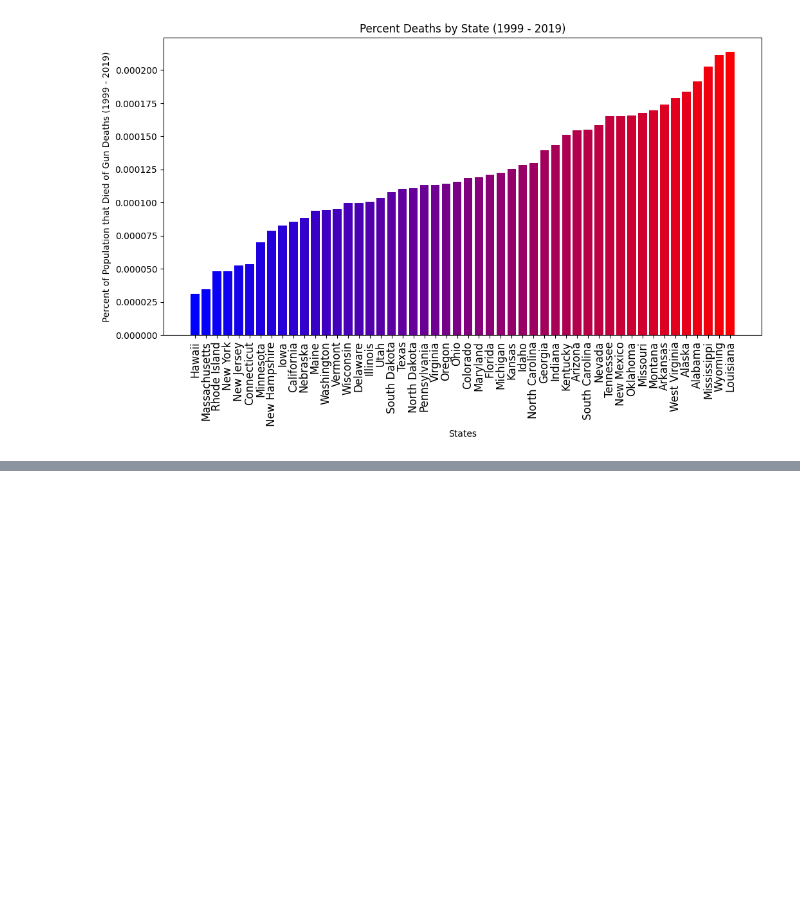
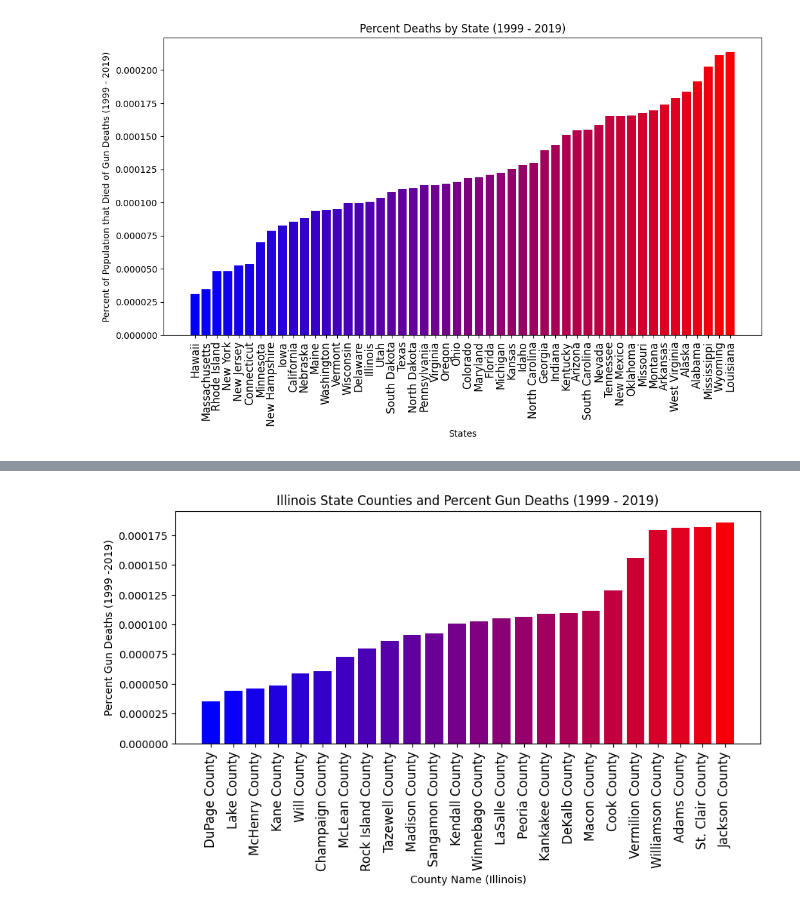
Before and after one commit to JhaoZ/Gun-Deaths-Analysis, a Jupyter notebook: analysis.ipynb, the cells around one changed output, grey strips where cells are left out. Cells and saved outputs as stored; diff of their text form; code cells hidden in the pictures; blank space fills up the shorter version.

```diff
--- a/analysis.ipynb
+++ b/analysis.ipynb
@@ -151,0 +155,14 @@ plt.show()
+# %%
+# Do the same with percent deaths instead
+df_state_shooting_percent = df.groupby(['State_Name', 'County']).agg('sum').reset_index()
+df_state_shooting_percent['Percent Death'] = df_state_shooting_percent['Deaths'] / df_state_shooting_percent['Population']
+df_state_shooting_percent = df_state_shooting_percent[df_state_shooting_percent['State_Name'] == State_name].sort_values(by="Percent Death")
+plt.figure(figsize = (10, 4))
+plt.bar(df_state_shooting_percent['County'], df_state_shooting_percent['Percent Death'], color = rvb(x/N))
+plt.xticks(fontsize=12, rotation=90)
+plt.title("{} State Counties and Percent Gun Deaths (1999 - 2019)".format(State_name))
+plt.xlabel("County Name ({})".format(State_name))
+plt.ylabel("Percent Gun Deaths (1999 -2019)")
+plt.show()
+# %% [output]
+[figure, added]
```
Also changed, not shown: parts of 1 cell of this notebook.
